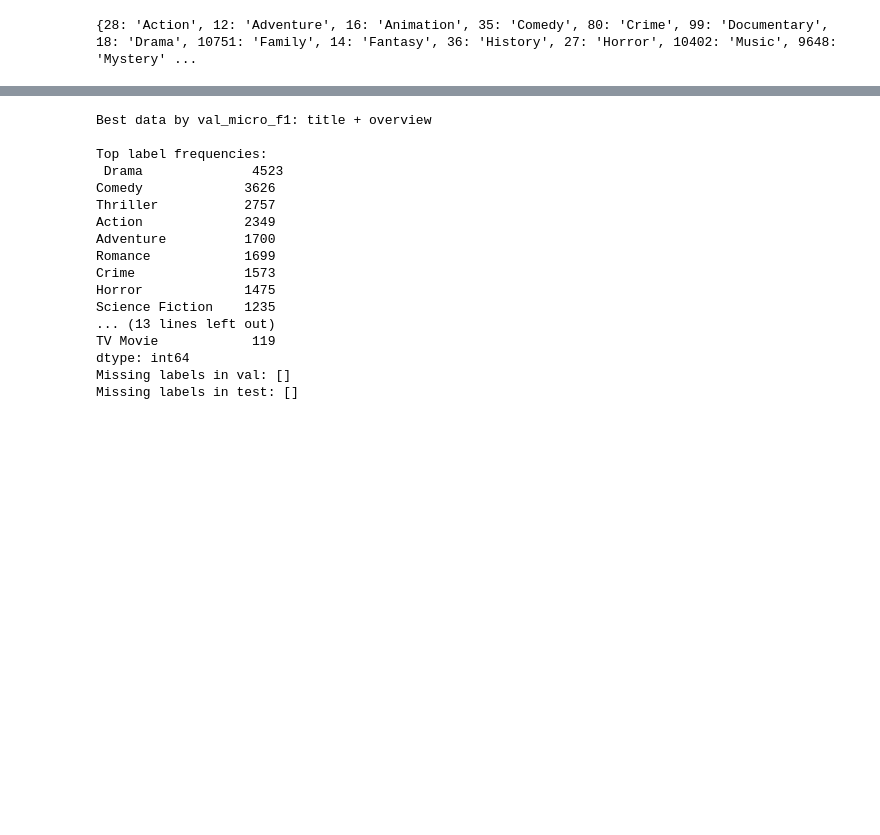
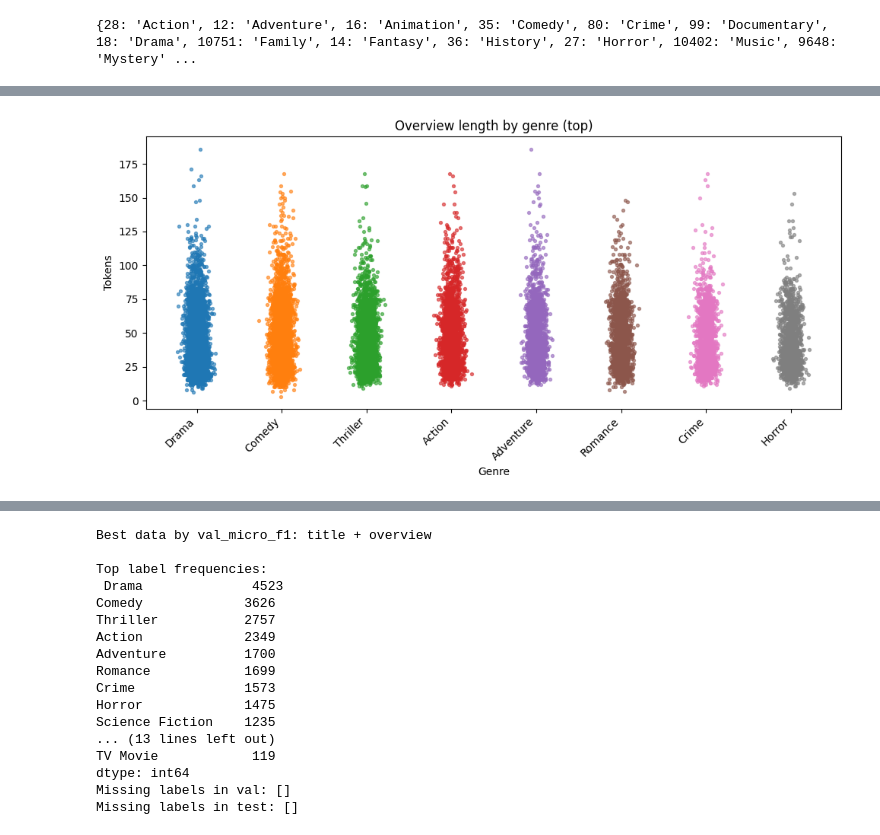
Before and after one commit to SSaabir/NLP-ML-JNB, a Jupyter notebook: Multi-label-Classification/MovieTags.ipynb, the cells around one changed output, grey strips where cells are left out. Saved outputs shown, nothing was run; the diff lists cells and outputs as text; code cells hidden in the pictures; blank space fills up the shorter version.

```diff
--- a/Multi-label-Classification/MovieTags.ipynb
+++ b/Multi-label-Classification/MovieTags.ipynb
@@ -53,0 +144,29 @@ y = pd.DataFrame(mlb.fit_transform(data_overview['tag_names']), columns=mlb.clas
+# %%
+def plot_overview_length_by_label(df, label_col='tag_names', text_col='overview', top_n=8):
+    """Box-like strip plot using matplotlib scatter per top-N labels by frequency."""
+    lens = df[text_col].fillna("").astype(str).map(lambda s: len(s.split())).to_numpy()
+    freq = Counter(g for lst in df[label_col] for g in lst)
+    top = [g for g, _ in freq.most_common(top_n)]
+    data = {g: [] for g in top}
+    for i, lst in enumerate(df[label_col]):
+        for g in lst:
+            if g in data:
+                data[g].append(lens[i])
+
+    labels = list(data.keys())
+    plt.figure(figsize=(10, 5))
+    for i, g in enumerate(labels):
+        y = data[g]
+        if len(y) == 0:
+            continue
+        x = np.random.normal(i+1, 0.06, size=len(y))
+        plt.scatter(x, y, s=8, alpha=0.6)
+    plt.xticks(range(1, len(labels)+1), labels, rotation=45, ha='right')
+    plt.title("Overview length by genre (top)")
+    plt.xlabel("Genre")
+    plt.ylabel("Tokens")
+    plt.tight_layout()
+    plt.show()
+plot_overview_length_by_label(data_overview, label_col='tag_names', text_col='overview')
+# %% [output]
+[figure, added]
```
Also changed, not shown: parts of 22 cells of this notebook, 1 other file.
